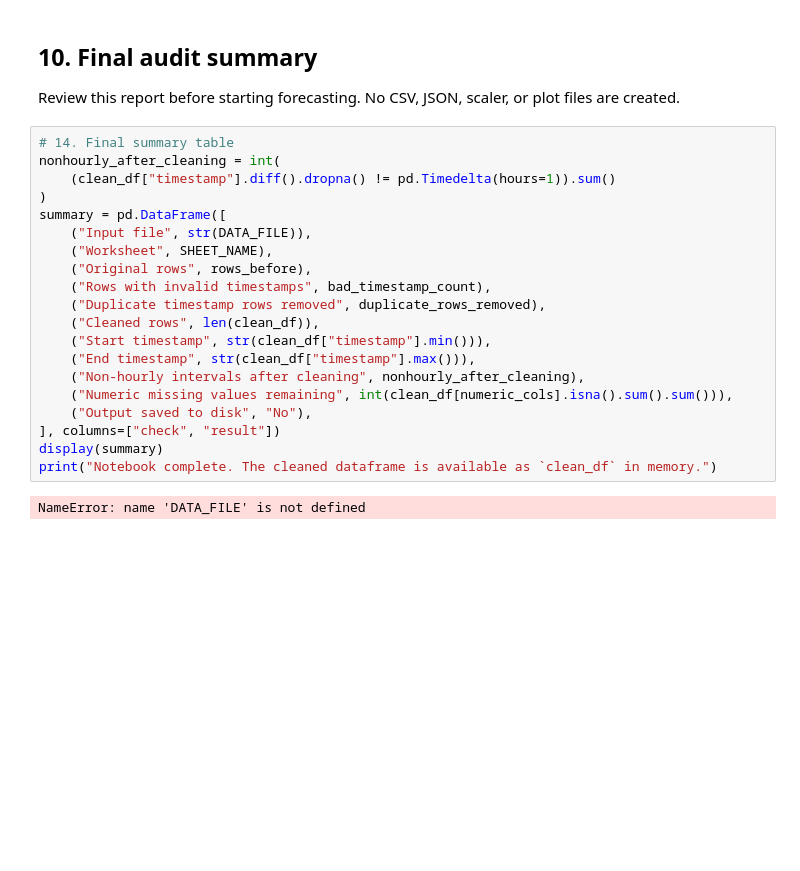
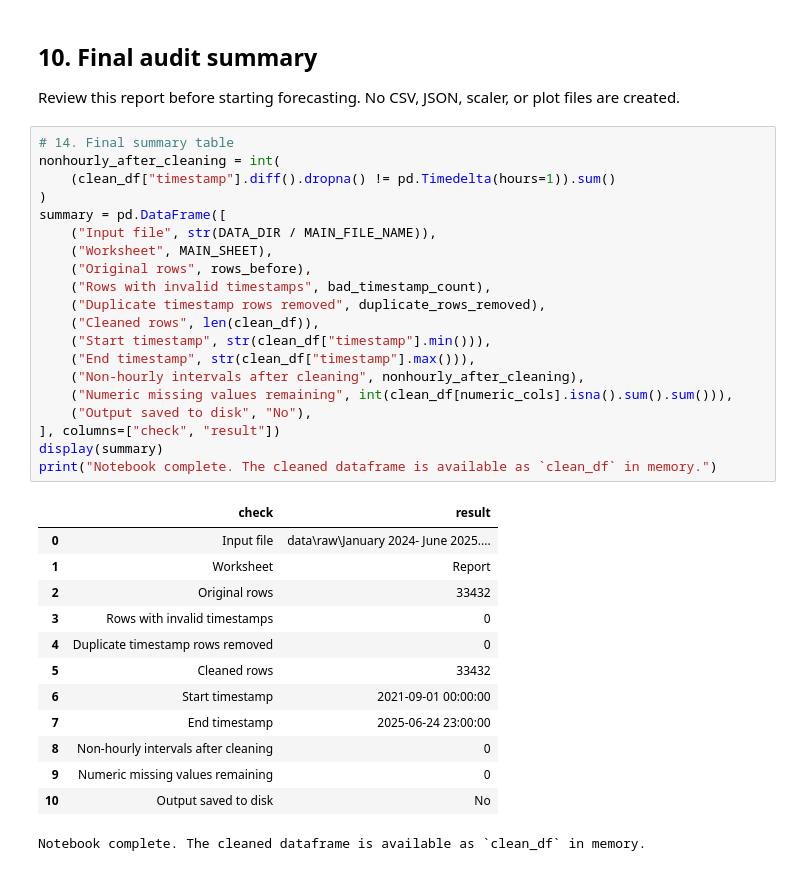
Before and after one commit to AbdulMuiz-sudo/GridShift-TFT, a Jupyter notebook: 01_Data_Audit_and_Cleaning_MultiFile.ipynb, the cells around one changed output. Drawn from its saved outputs; the diff is of its cells as text; blank space fills up the shorter version.

```diff
--- a/01_Data_Audit_and_Cleaning_MultiFile.ipynb
+++ b/01_Data_Audit_and_Cleaning_MultiFile.ipynb
@@ -599,22 +599,34 @@ Review this report before starting forecasting. No CSV, JSON, scaler, or plot fi
 # %%
 # 14. Final summary table
 nonhourly_after_cleaning = int(
     (clean_df["timestamp"].diff().dropna() != pd.Timedelta(hours=1)).sum()
 )
 summary = pd.DataFrame([
-    ("Input file", str(DATA_FILE)),
-    ("Worksheet", SHEET_NAME),
+    ("Input file", str(DATA_DIR / MAIN_FILE_NAME)),
+    ("Worksheet", MAIN_SHEET),
     ("Original rows", rows_before),
     ("Rows with invalid timestamps", bad_timestamp_count),
     ("Duplicate timestamp rows removed", duplicate_rows_removed),
     ("Cleaned rows", len(clean_df)),
     ("Start timestamp", str(clean_df["timestamp"].min())),
     ("End timestamp", str(clean_df["timestamp"].max())),
     ("Non-hourly intervals after cleaning", nonhourly_after_cleaning),
     ("Numeric missing values remaining", int(clean_df[numeric_cols].isna().sum().sum())),
     ("Output saved to disk", "No"),
 ], columns=["check", "result"])
 display(summary)
 print("Notebook complete. The cleaned dataframe is available as `clean_df` in memory.")
 # %% [output]
+|  | check | result |
+| 0 | Input file | data\raw\January 2024- June 2025.... |
+| 1 | Worksheet | Report |
+| 2 | Original rows | 33432 |
+| 3 | Rows with invalid timestamps | 0 |
+| 4 | Duplicate timestamp rows removed | 0 |
+| 5 | Cleaned rows | 33432 |
+| 6 | Start timestamp | 2021-09-01 00:00:00 |
+| 7 | End timestamp | 2025-06-24 23:00:00 |
+| 8 | Non-hourly intervals after cleaning | 0 |
+| 9 | Numeric missing values remaining | 0 |
+| 10 | Output saved to disk | No |
-NameError: name 'DATA_FILE' is not defined
+Notebook complete. The cleaned dataframe is available as `clean_df` in memory.
```
Also changed, not shown: parts of 1 cell of this notebook, 1 other file.
